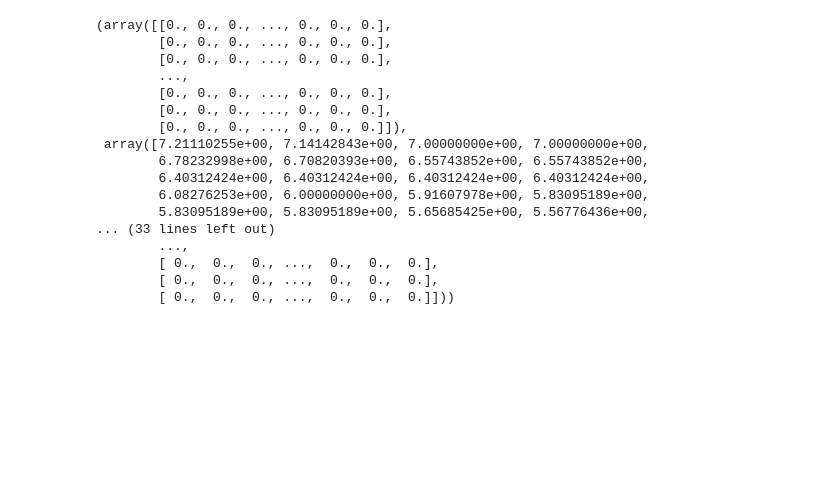
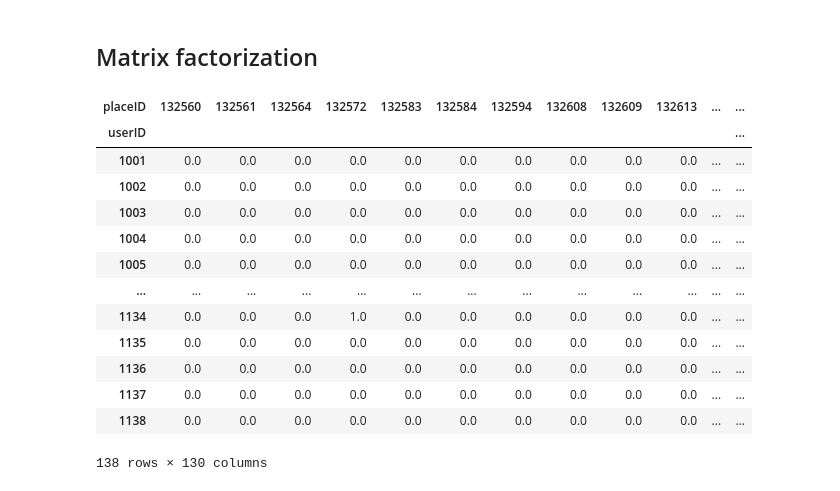
Before and after one commit to FrediWa/dss-final-project, a Jupyter notebook: rs2.ipynb, the cells around one changed output. Drawn from its saved outputs; the diff is of its cells as text; code cells hidden in the pictures; blank space fills up the shorter version.

```diff
--- a/rs2.ipynb
+++ b/rs2.ipynb
@@ -18,3 +31,8 @@ from sklearn.cluster import KMeans
 # %%
 # Create the utility matrix
-umatrix = data.pivot(columns="userID", values="rating")
+umatrix = data.pivot(index="userID", columns="placeID", values="rating")
+
+# Count number of reviews for users
+num_of_reviews = umatrix.count(axis=1)
+
+umatrix
@@ -29,24 +62,22 @@ print(f"{sparsity/100.0}% empty")
+# %% [markdown]
+## Matrix factorization
 # %%
 # Replace NaN with 0
 umatrix.fillna(0, inplace=True)
 
-# Factorize using Numpy SVD
-np.linalg.svd(umatrix, full_matrices=False)
+umatrix
 # %% [output]
+| placeID | 132560 | 132561 | 132564 | 132572 | 132583 | 132584 | 132594 | 132608 | 132609 | 132613 | ... | ... |
+| userID |  |  |  |  |  |  |  |  |  |  |  | ... |
+| 1001 | 0.0 | 0.0 | 0.0 | 0.0 | 0.0 | 0.0 | 0.0 | 0.0 | 0.0 | 0.0 | ... | ... |
+| 1002 | 0.0 | 0.0 | 0.0 | 0.0 | 0.0 | 0.0 | 0.0 | 0.0 | 0.0 | 0.0 | ... | ... |
+| 1003 | 0.0 | 0.0 | 0.0 | 0.0 | 0.0 | 0.0 | 0.0 | 0.0 | 0.0 | 0.0 | ... | ... |
+| 1004 | 0.0 | 0.0 | 0.0 | 0.0 | 0.0 | 0.0 | 0.0 | 0.0 | 0.0 | 0.0 | ... | ... |
+| 1005 | 0.0 | 0.0 | 0.0 | 0.0 | 0.0 | 0.0 | 0.0 | 0.0 | 0.0 | 0.0 | ... | ... |
+| ... | ... | ... | ... | ... | ... | ... | ... | ... | ... | ... | ... | ... |
+| 1134 | 0.0 | 0.0 | 0.0 | 1.0 | 0.0 | 0.0 | 0.0 | 0.0 | 0.0 | 0.0 | ... | ... |
+| 1135 | 0.0 | 0.0 | 0.0 | 0.0 | 0.0 | 0.0 | 0.0 | 0.0 | 0.0 | 0.0 | ... | ... |
+| 1136 | 0.0 | 0.0 | 0.0 | 0.0 | 0.0 | 0.0 | 0.0 | 0.0 | 0.0 | 0.0 | ... | ... |
+| 1137 | 0.0 | 0.0 | 0.0 | 0.0 | 0.0 | 0.0 | 0.0 | 0.0 | 0.0 | 0.0 | ... | ... |
+| 1138 | 0.0 | 0.0 | 0.0 | 0.0 | 0.0 | 0.0 | 0.0 | 0.0 | 0.0 | 0.0 | ... | ... |
-(array([[0., 0., 0., ..., 0., 0., 0.],
-        [0., 0., 0., ..., 0., 0., 0.],
-        [0., 0., 0., ..., 0., 0., 0.],
-        ...,
-        [0., 0., 0., ..., 0., 0., 0.],
-        [0., 0., 0., ..., 0., 0., 0.],
-        [0., 0., 0., ..., 0., 0., 0.]]),
- array([7.21110255e+00, 7.14142843e+00, 7.00000000e+00, 7.00000000e+00,
-        6.78232998e+00, 6.70820393e+00, 6.55743852e+00, 6.55743852e+00,
-        6.40312424e+00, 6.40312424e+00, 6.40312424e+00, 6.40312424e+00,
-        6.08276253e+00, 6.00000000e+00, 5.91607978e+00, 5.83095189e+00,
-        5.83095189e+00, 5.83095189e+00, 5.65685425e+00, 5.56776436e+00,
-... (33 lines left out)
-        ...,
-        [ 0.,  0.,  0., ...,  0.,  0.,  0.],
-        [ 0.,  0.,  0., ...,  0.,  0.,  0.],
-        [ 0.,  0.,  0., ...,  0.,  0.,  0.]]))
+138 rows × 130 columns
```
Also changed, not shown: parts of 21 cells of this notebook, 5 other files.
